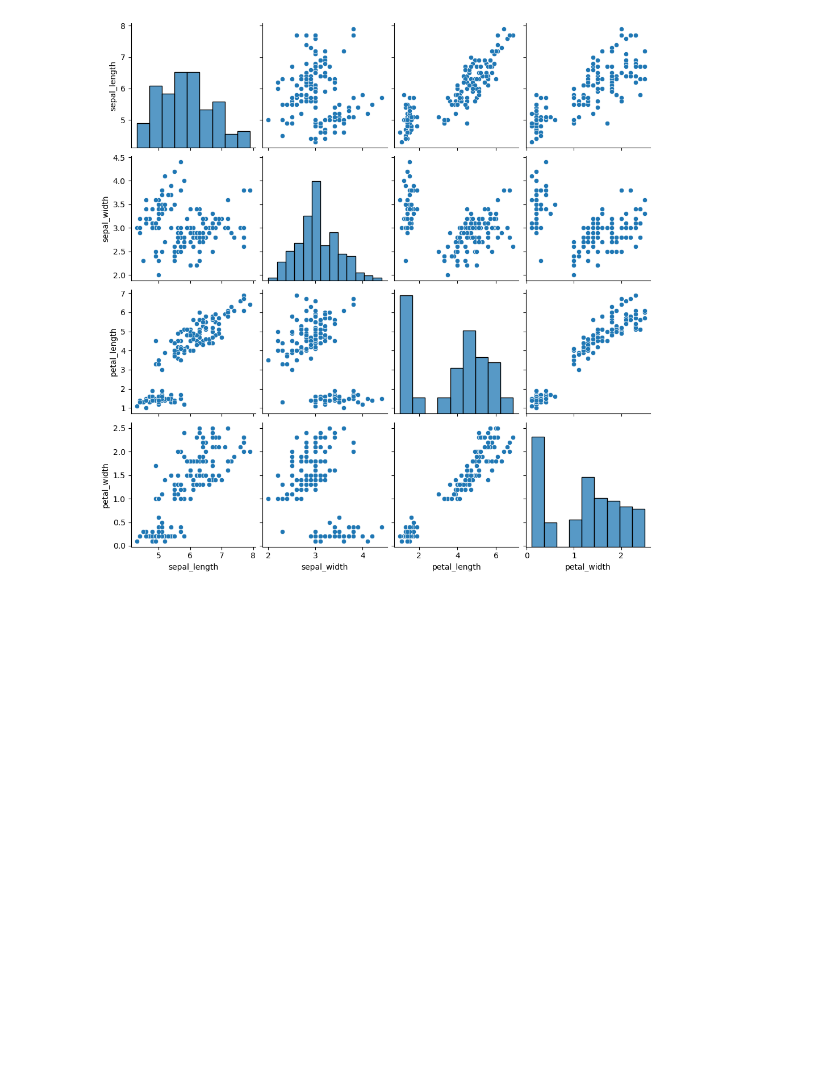
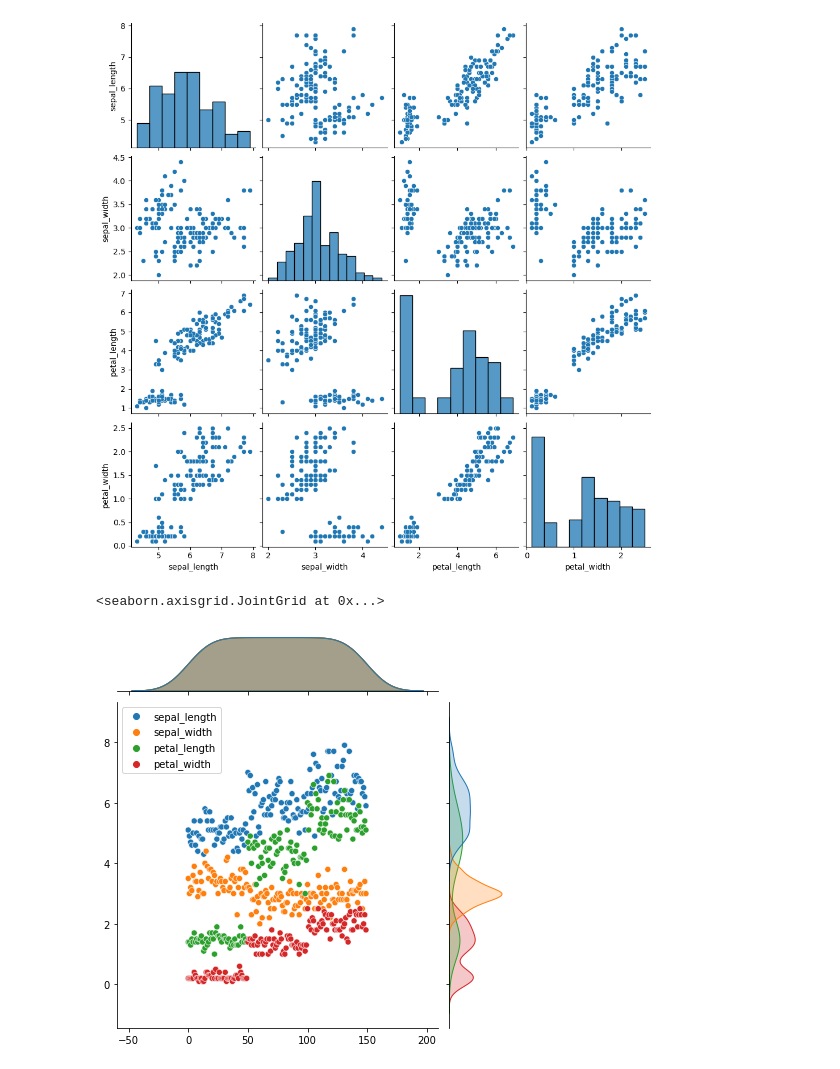
Before and after one commit to ombade/DATA_SCIENCE, a Jupyter notebook: 09_ML_toolbox_numpy_&_visulization/seaborn hindi.ipynb, the cells around one changed output. Cells and saved outputs as stored; diff of their text form; code cells hidden in the pictures; blank space fills up the shorter version.

Commit message:
seaborn added

```diff
--- a/09_ML_toolbox_numpy_&_visulization/seaborn hindi.ipynb
+++ b/09_ML_toolbox_numpy_&_visulization/seaborn hindi.ipynb
@@ -144,3 +144,8 @@ sns.pairplot(iris)
 # %% [output]
 <seaborn.axisgrid.PairGrid at 0x...>
 [figure]
+# %%
+sns.jointplot(iris)
+# %% [output]
+<seaborn.axisgrid.JointGrid at 0x...>
+[figure, added]
```
Also changed, not shown: parts of 1 cell of this notebook, 2 other files.
